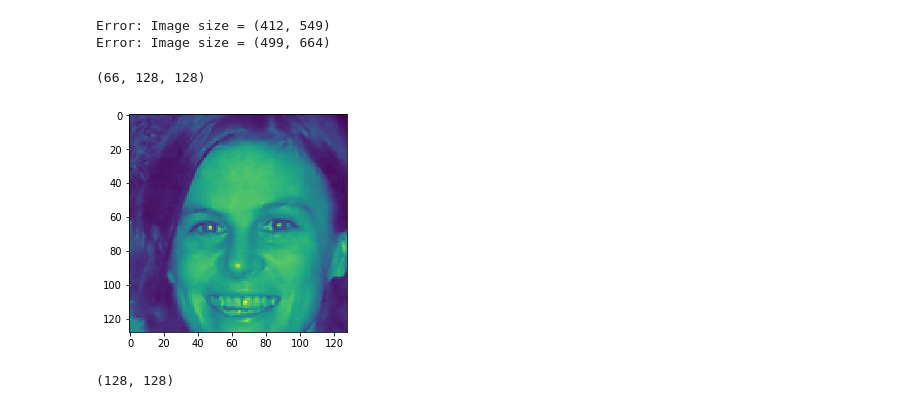
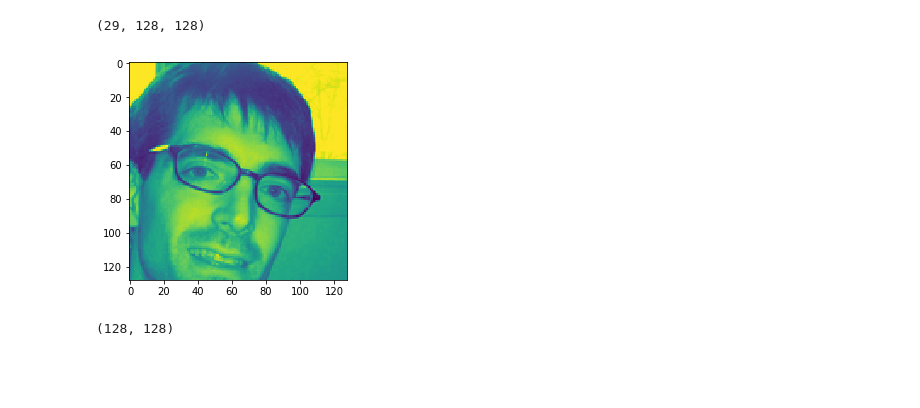
Before and after one commit to mebble/face-recog, a Jupyter notebook: preprocess-img.ipynb, the cells around one changed output. Saved outputs shown, nothing was run; the diff lists cells and outputs as text; code cells hidden in the pictures; blank space fills up the shorter version.

```diff
--- a/preprocess-img.ipynb
+++ b/preprocess-img.ipynb
@@ -41,17 +41,15 @@ def load_data(dirpath):
     imgs = np.array([img for img in imgs if img is not None])
     return imgs
 # %%
-data = load_data('../gallaghar-cropped/8/')
+data = load_data('../gallaghar-cropped/9/')
 data.shape
 # %% [output]
-Error: Image size = (412, 549)
-Error: Image size = (499, 664)
+(29, 128, 128)
-(66, 128, 128)
 # %%
-img = data[39]
+img = data[16]
 plt.imshow(img)
 plt.show()
 img.shape
 # %% [output]
-[figure, old version]
+[figure, new version]
 (128, 128)
```
Also changed, not shown: 1 other file.
